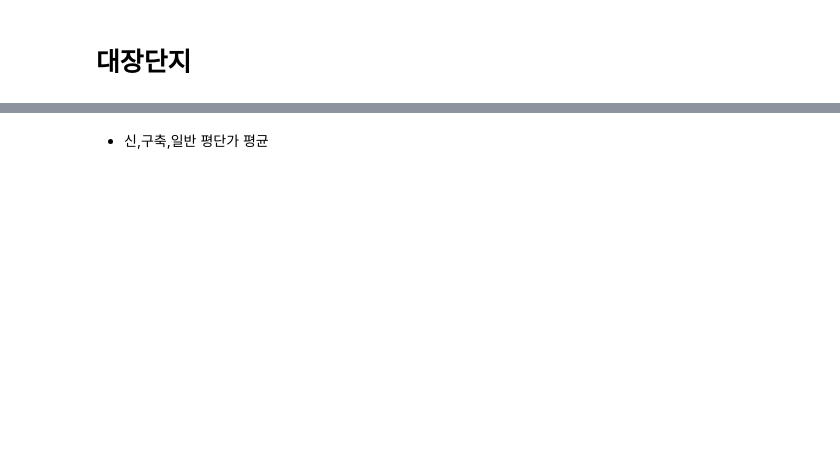
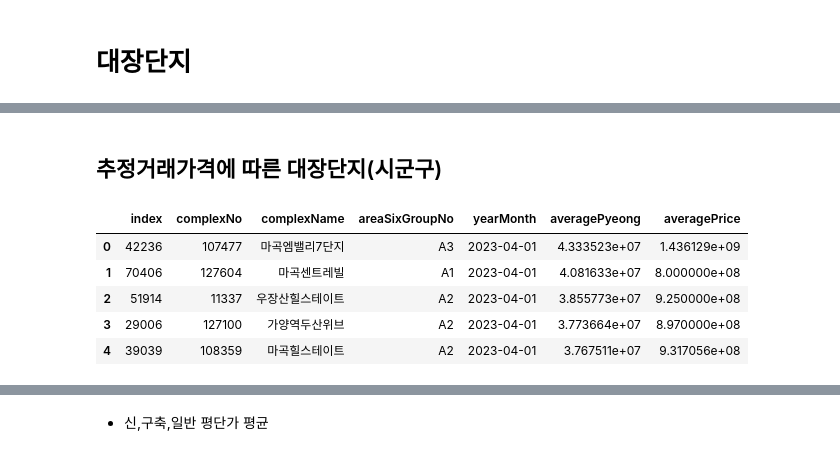
Before and after one commit to ljs7463/prop-tech, a Jupyter notebook: 부동산 보고서 프로젝트/report.ipynb, the cells around one changed output, grey strips where cells are left out. Cells and saved outputs as stored; diff of their text form; code cells hidden in the pictures; blank space fills up the shorter version.

```diff
--- a/부동산 보고서 프로젝트/report.ipynb
+++ b/부동산 보고서 프로젝트/report.ipynb
@@ -403,0 +352,11 @@ df_result
+# %% [markdown]
+## 추정거래가격에 따른 대장단지(시군구)
+# %%
+df_sigungu.loc[df_sigungu['yearMonth']=='2023-04-01',['complexNo','complexName','areaSixGroupNo','yearMonth','averagePyeong','averagePrice']].sort_values(by = 'averagePyeong',ascending =False).iloc[:5].reset_index()
+# %% [output]
+|  | index | complexNo | complexName | areaSixGroupNo | yearMonth | averagePyeong | averagePrice |
+| 0 | 42236 | 107477 | 마곡엠밸리7단지 | A3 | 2023-04-01 | 4.333523e+07 | 1.436129e+09 |
+| 1 | 70406 | 127604 | 마곡센트레빌 | A1 | 2023-04-01 | 4.081633e+07 | 8.000000e+08 |
+| 2 | 51914 | 11337 | 우장산힐스테이트 | A2 | 2023-04-01 | 3.855773e+07 | 9.250000e+08 |
+| 3 | 29006 | 127100 | 가양역두산위브 | A2 | 2023-04-01 | 3.773664e+07 | 8.970000e+08 |
+| 4 | 39039 | 108359 | 마곡힐스테이트 | A2 | 2023-04-01 | 3.767511e+07 | 9.317056e+08 |
```
Also changed, not shown: parts of 33 cells of this notebook.
